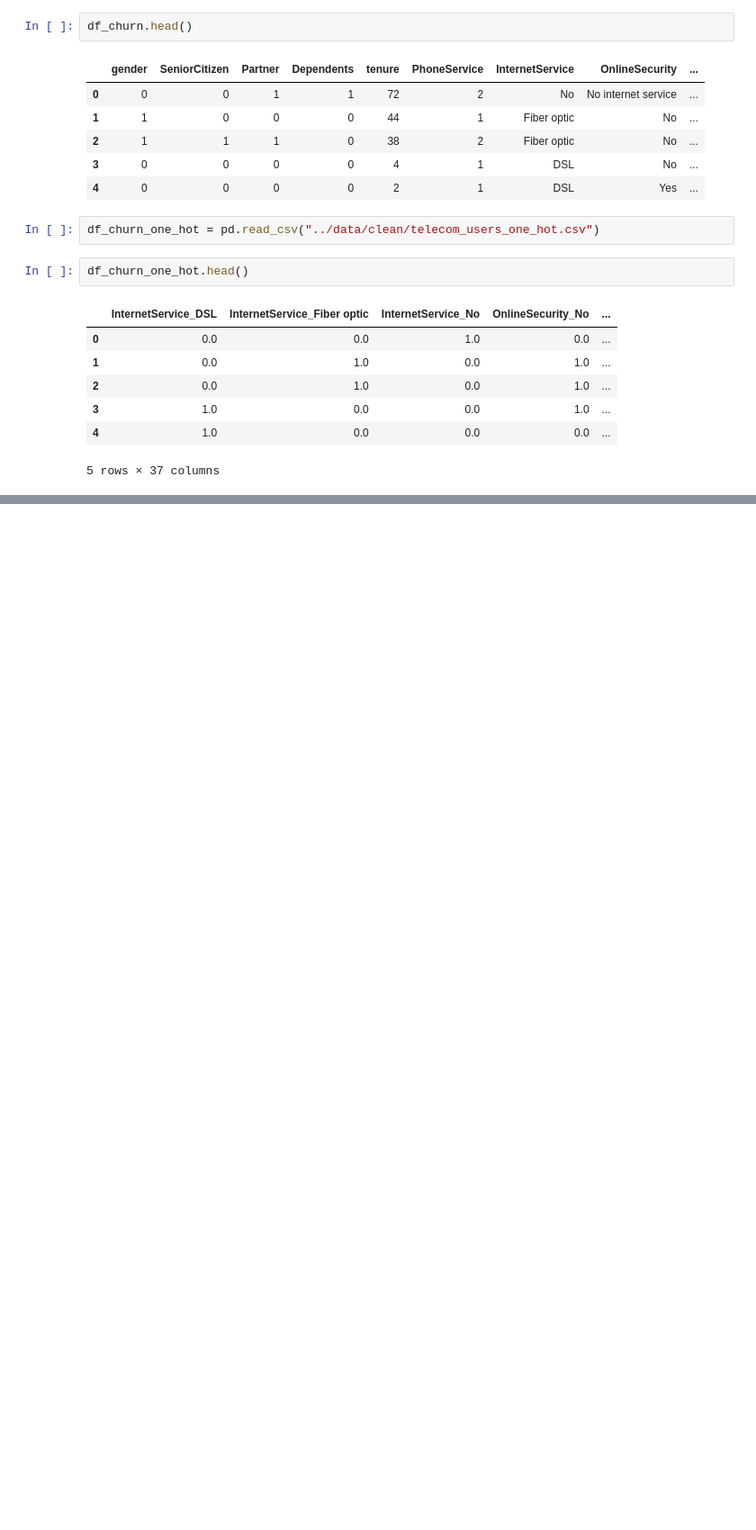
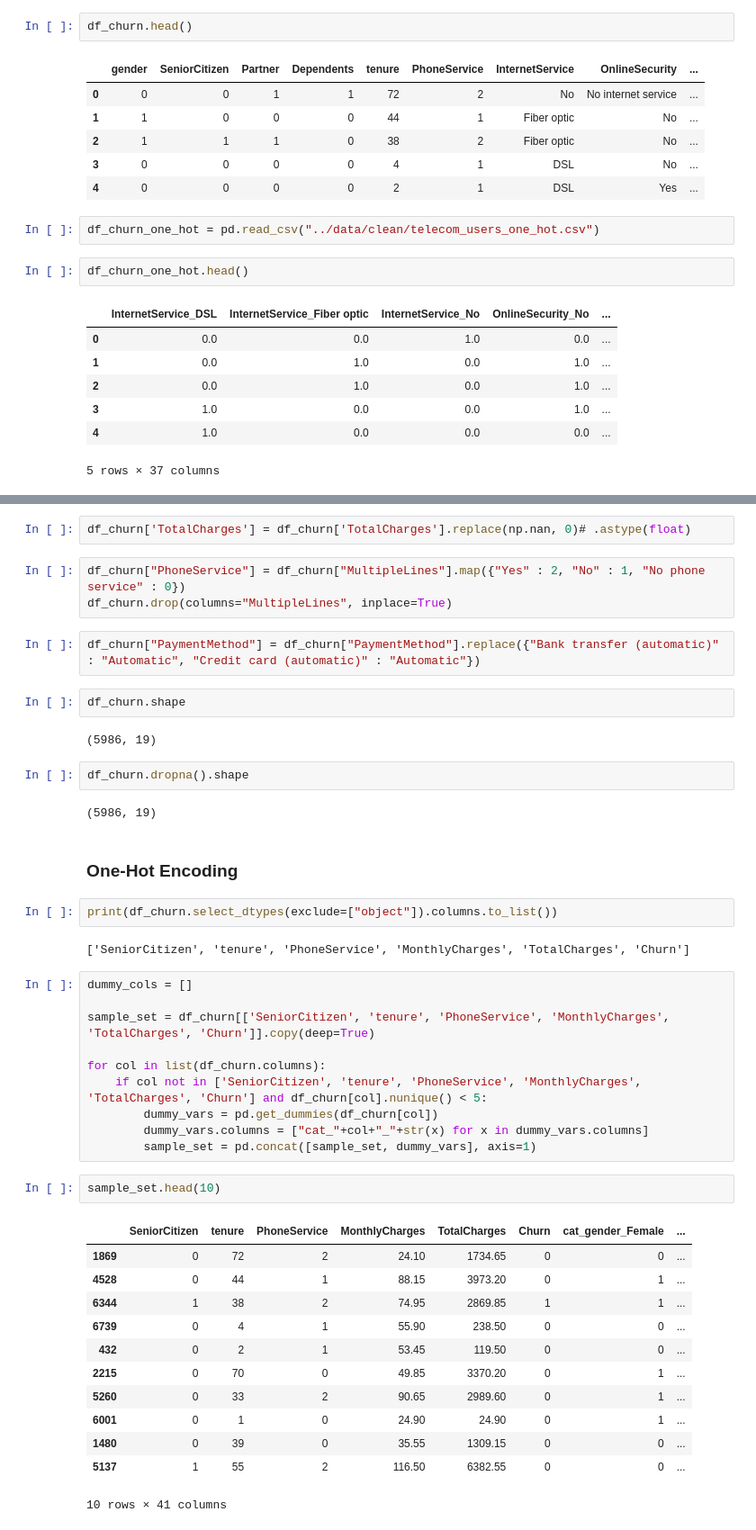
Before and after one commit to gordoaraujo/cl_churn_prediction, a Jupyter notebook: notebooks/Jose_Data_Cleaning_and_Analysis.ipynb, the cells around one changed output, grey strips where cells are left out. Shown at 90% size. Saved outputs shown, nothing was run; the diff lists cells and outputs as text; blank space fills up the shorter version.

Commit message:
Improves one-hot-encoding

```diff
--- a/notebooks/Jose_Data_Cleaning_and_Analysis.ipynb
+++ b/notebooks/Jose_Data_Cleaning_and_Analysis.ipynb
@@ -230,0 +243,46 @@ df_churn_one_hot.head()
+# %%
+df_churn['TotalCharges'] = df_churn['TotalCharges'].replace(np.nan, 0)# .astype(float)
+# %%
+df_churn["PhoneService"] = df_churn["MultipleLines"].map({"Yes" : 2, "No" : 1, "No phone service" : 0})
+df_churn.drop(columns="MultipleLines", inplace=True)
+# %%
+df_churn["PaymentMethod"] = df_churn["PaymentMethod"].replace({"Bank transfer (automatic)" : "Automatic", "Credit card (automatic)" : "Automatic"})
+# %%
+df_churn.shape
+# %% [output]
+(5986, 19)
+# %%
+df_churn.dropna().shape
+# %% [output]
+(5986, 19)
+# %% [markdown]
+### One-Hot Encoding
+# %%
+print(df_churn.select_dtypes(exclude=["object"]).columns.to_list())
+# %% [output]
+['SeniorCitizen', 'tenure', 'PhoneService', 'MonthlyCharges', 'TotalCharges', 'Churn']
+# %%
+dummy_cols = []
+
+sample_set = df_churn[['SeniorCitizen', 'tenure', 'PhoneService', 'MonthlyCharges', 'TotalCharges', 'Churn']].copy(deep=True)
+
+for col in list(df_churn.columns):
+    if col not in ['SeniorCitizen', 'tenure', 'PhoneService', 'MonthlyCharges', 'TotalCharges', 'Churn'] and df_churn[col].nunique() < 5:
+        dummy_vars = pd.get_dummies(df_churn[col])
+        dummy_vars.columns = ["cat_"+col+"_"+str(x) for x in dummy_vars.columns]
+        sample_set = pd.concat([sample_set, dummy_vars], axis=1)
+# %%
+sample_set.head(10)
+# %% [output]
+|  | SeniorCitizen | tenure | PhoneService | MonthlyCharges | TotalCharges | Churn | cat_gender_Female | ... |
+| 1869 | 0 | 72 | 2 | 24.10 | 1734.65 | 0 | 0 | ... |
+| 4528 | 0 | 44 | 1 | 88.15 | 3973.20 | 0 | 1 | ... |
+| 6344 | 1 | 38 | 2 | 74.95 | 2869.85 | 1 | 1 | ... |
+| 6739 | 0 | 4 | 1 | 55.90 | 238.50 | 0 | 0 | ... |
+| 432 | 0 | 2 | 1 | 53.45 | 119.50 | 0 | 0 | ... |
+| 2215 | 0 | 70 | 0 | 49.85 | 3370.20 | 0 | 1 | ... |
+| 5260 | 0 | 33 | 2 | 90.65 | 2989.60 | 0 | 1 | ... |
+| 6001 | 0 | 1 | 0 | 24.90 | 24.90 | 0 | 1 | ... |
+| 1480 | 0 | 39 | 0 | 35.55 | 1309.15 | 0 | 0 | ... |
+| 5137 | 1 | 55 | 2 | 116.50 | 6382.55 | 0 | 0 | ... |
+10 rows × 41 columns
```
Also changed, not shown: parts of 8 cells of this notebook, 3 other files.
